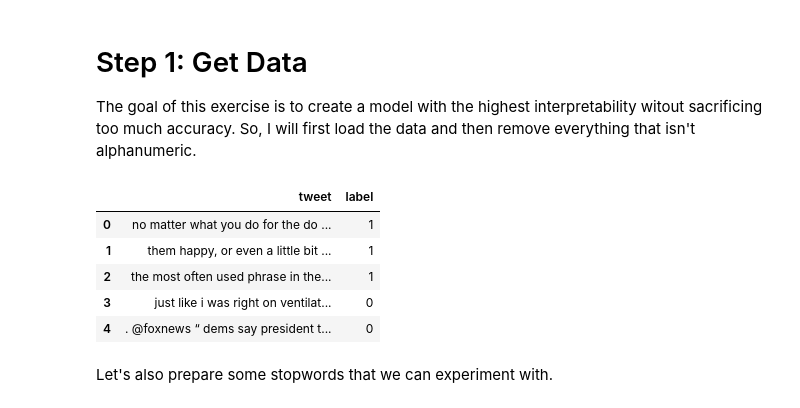
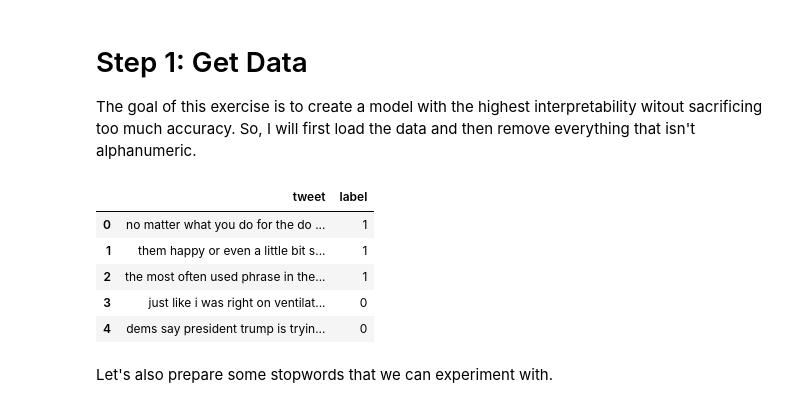
Before and after one commit to itsgorain/100DaysOfNLP, a Jupyter notebook: twitter_trump_hostile_clf_interpretable.ipynb, the cells around one changed output. Saved outputs shown, nothing was run; the diff lists cells and outputs as text; code cells hidden in the pictures.

```diff
--- a/twitter_trump_hostile_clf_interpretable.ipynb
+++ b/twitter_trump_hostile_clf_interpretable.ipynb
@@ -33,35 +33,35 @@ So, I will first load the data and then remove everything that isn't alphanumeri
 # %%
 src_dir = r'C:\Users\groov\PythonCode\output\trump_tweets\\'
 hostile_file = src_dir + 'trump_tweets_hostile_clf.csv'
 detokenizer = TreebankWordDetokenizer()
 
 clf_df = pd.read_csv(hostile_file, header=None)
 clf_df.columns = ['ts', 'tweet', 'label']
 clf_df.drop('ts', axis=1, inplace=True)
 clf_df.reset_index(drop=True, inplace=True)
 
 # wrangling
 clf_df['tweet'] = clf_df['tweet'].str.replace('&amp;', 'and')
 
 # keep only alphanum
 clf_df['tokens'] = clf_df['tweet'].apply(casual_tokenize)
-#clf_df['tokens'] = clf_df['tokens'].apply(lambda tokens: [token for token in tokens if token.isalnum()])
+clf_df['tokens'] = clf_df['tokens'].apply(lambda tokens: [token for token in tokens if token.isalnum()])
 clf_df['tweet'] = clf_df['tokens'].apply(detokenizer.detokenize)
 
 # extract
 word_list = sorted(set(clf_df['tokens'].sum()))
 
 # clean up
 clf_df.drop('tokens', axis=1, inplace=True)
 
 clf_df.head()
 # %% [output]
 |  | tweet | label |
 | 0 | no matter what you do for the do ... | 1 |
-| 1 | them happy, or even a little bit ... | 1 |
+| 1 | them happy or even a little bit s... | 1 |
 | 2 | the most often used phrase in the... | 1 |
 | 3 | just like i was right on ventilat... | 0 |
-| 4 | . @foxnews “ dems say president t... | 0 |
+| 4 | dems say president trump is tryin... | 0 |
 # %% [markdown]
 Let's also prepare some stopwords that we can experiment with.
 # %%
```
Also changed, not shown: parts of 19 cells of this notebook.
